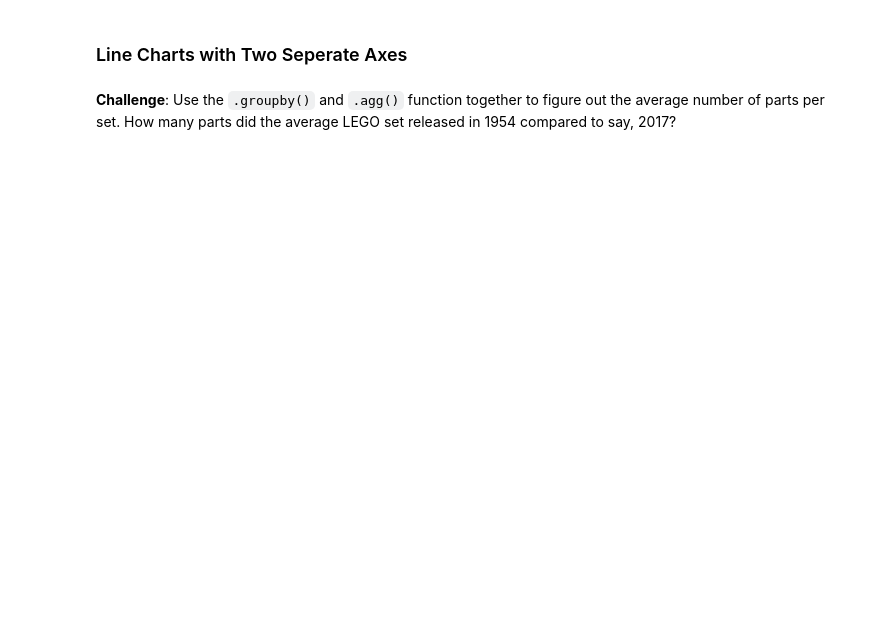
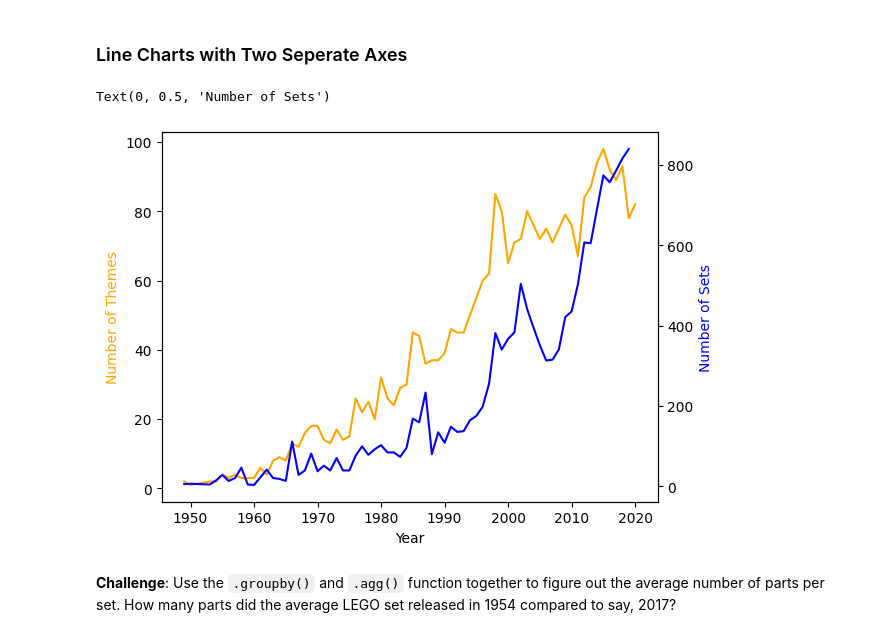
Before and after one commit to jacarty/python-100-days-of-code, a Jupyter notebook: advanced/day74/day74.ipynb, the cells around one changed output. Drawn from its saved outputs; the diff is of its cells as text; code cells hidden in the pictures; blank space fills up the shorter version.

```diff
--- a/advanced/day74/day74.ipynb
+++ b/advanced/day74/day74.ipynb
@@ -249,4 +249,17 @@ year
 # %% [markdown]
 ### Line Charts with Two Seperate Axes
+# %%
+ax1 = plt.gca()
+ax2 = ax1.twinx()
+
+ax1.plot(themes_per_year.index, themes_per_year['num_themes'], color = 'orange')
+ax2.plot(sets_by_year['year'], sets_by_year['set_num'], color = 'blue')
+
+ax1.set_xlabel('Year')
+ax1.set_ylabel('Number of Themes', color = 'orange')
+ax2.set_ylabel('Number of Sets', color = 'blue')
+# %% [output]
+Text(0, 0.5, 'Number of Sets')
+[figure, added]
 # %% [markdown]
 **Challenge**: Use the <code>.groupby()</code> and <code>.agg()</code> function together to figure out the average number of parts per set. How many parts did the average LEGO set released in 1954 compared to say, 2017?
```
Also changed, not shown: parts of 13 cells of this notebook, 1 other file.
